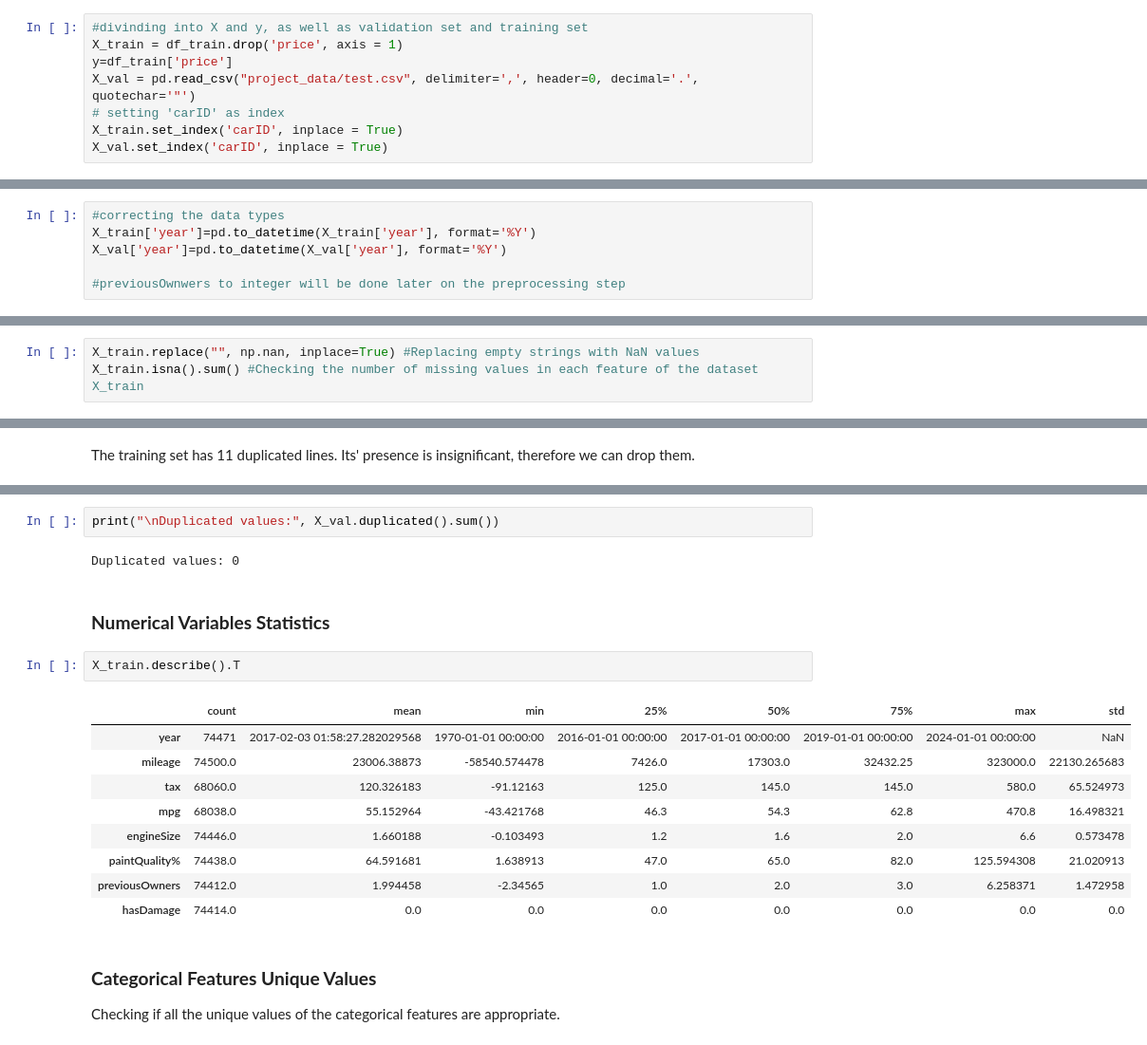
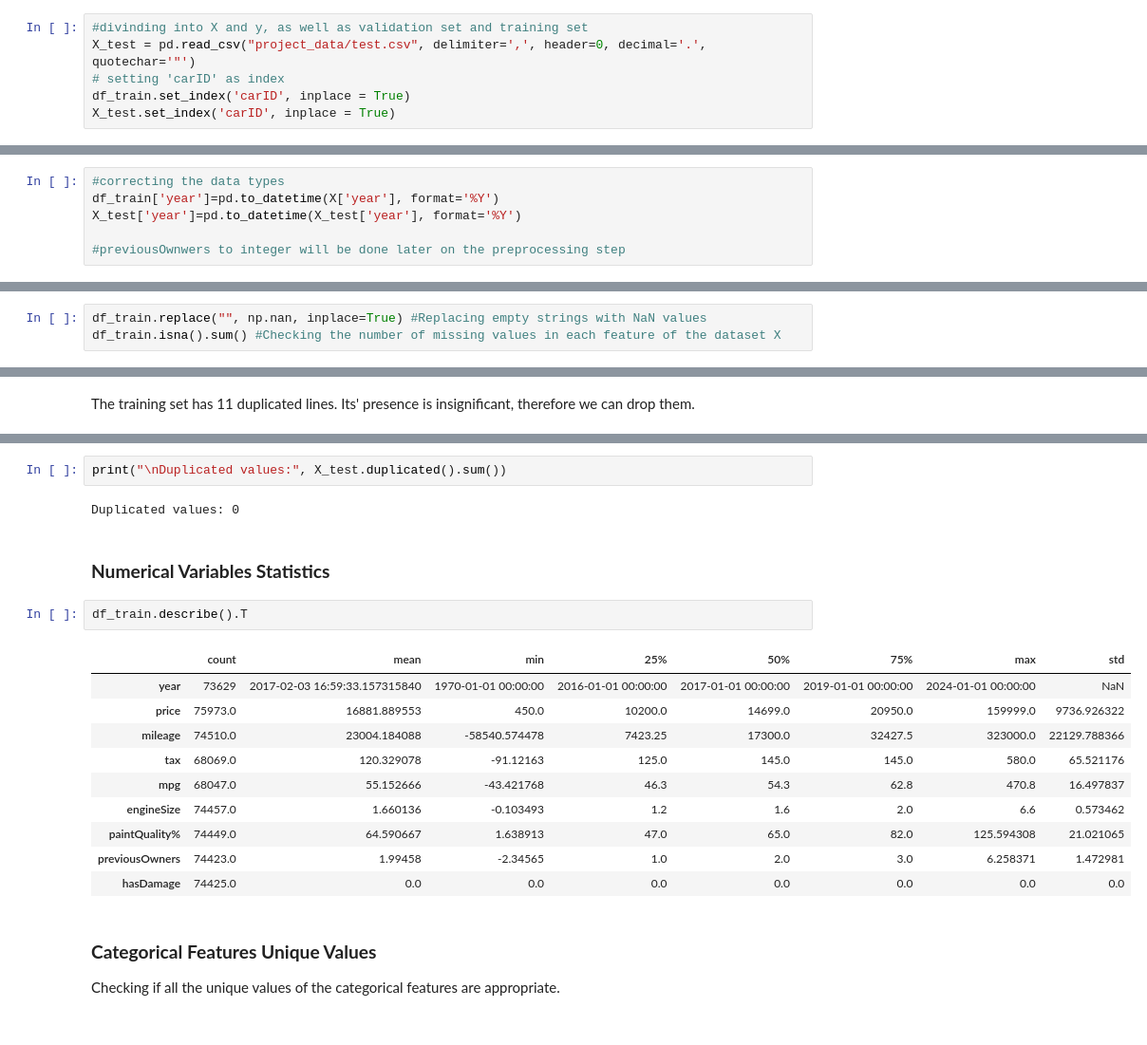
Before and after one commit to Filipesteves974/Machine-Learning-project, a Jupyter notebook: final.ipynb, the cells around one changed output, grey strips where cells are left out. Shown at 95% size. Saved outputs shown, nothing was run; the diff lists cells and outputs as text.

```diff
--- a/final.ipynb
+++ b/final.ipynb
@@ -59,12 +59,10 @@ np.random.seed(RSEED)
 df_train = pd.read_csv("project_data/train.csv", delimiter=',', header=0, decimal='.', quotechar='"')
 # %%
 #divinding into X and y, as well as validation set and training set
-X_train = df_train.drop('price', axis = 1)
-y=df_train['price']
-X_val = pd.read_csv("project_data/test.csv", delimiter=',', header=0, decimal='.', quotechar='"')
+X_test = pd.read_csv("project_data/test.csv", delimiter=',', header=0, decimal='.', quotechar='"')
 # setting 'carID' as index
-X_train.set_index('carID', inplace = True)
-X_val.set_index('carID', inplace = True)
+df_train.set_index('carID', inplace = True)
+X_test.set_index('carID', inplace = True)
 # %% [markdown]
 <h2 style="background-color:#E6A3D6; color:white; padding:3px 6px; border-radius:4px; font-weight:bold;">
 1. Data Pre-processing and Cleaning
@@ -165,15 +165,15 @@ dtype: object
 'year' should be a datetime object. 'previousOwnwers' is also portrayed on the wrong data type, as it should be an Integer. The remainder seem to be correctly assigned
 # %%
 #correcting the data types
-X_train['year']=pd.to_datetime(X_train['year'], format='%Y')
-X_val['year']=pd.to_datetime(X_val['year'], format='%Y')
+df_train['year']=pd.to_datetime(X['year'], format='%Y')
+X_test['year']=pd.to_datetime(X_test['year'], format='%Y')
 
 #previousOwnwers to integer will be done later on the preprocessing step
 # %% [markdown]
 ### **Missing Values**
 # %%
-X_train.replace("", np.nan, inplace=True) #Replacing empty strings with NaN values
-X_train.isna().sum() #Checking the number of missing values in each feature of the dataset X_train
+df_train.replace("", np.nan, inplace=True) #Replacing empty strings with NaN values
+df_train.isna().sum() #Checking the number of missing values in each feature of the dataset X
 # %% [output]
 Brand             1521
 model             1517
@@ -221,23 +222,24 @@ print("\nDuplicated values:", X_train.duplicated().sum())
 # %% [output]
 Duplicated values: 0
 # %%
-print("\nDuplicated values:", X_val.duplicated().sum())
+print("\nDuplicated values:", X_test.duplicated().sum())
 # %% [output]
 Duplicated values: 0
 # %% [markdown]
 ### **Numerical Variables Statistics**
 # %%
-X_train.describe().T
+df_train.describe().T
 # %% [output]
 |  | count | mean | min | 25% | 50% | 75% | max | std |
-| year | 74471 | 2017-02-03 01:58:27.282029568 | 1970-01-01 00:00:00 | 2016-01-01 00:00:00 | 2017-01-01 00:00:00 | 2019-01-01 00:00:00 | 2024-01-01 00:00:00 | NaN |
-| mileage | 74500.0 | 23006.38873 | -58540.574478 | 7426.0 | 17303.0 | 32432.25 | 323000.0 | 22130.265683 |
-| tax | 68060.0 | 120.326183 | -91.12163 | 125.0 | 145.0 | 145.0 | 580.0 | 65.524973 |
-| mpg | 68038.0 | 55.152964 | -43.421768 | 46.3 | 54.3 | 62.8 | 470.8 | 16.498321 |
-| engineSize | 74446.0 | 1.660188 | -0.103493 | 1.2 | 1.6 | 2.0 | 6.6 | 0.573478 |
-| paintQuality% | 74438.0 | 64.591681 | 1.638913 | 47.0 | 65.0 | 82.0 | 125.594308 | 21.020913 |
-| previousOwners | 74412.0 | 1.994458 | -2.34565 | 1.0 | 2.0 | 3.0 | 6.258371 | 1.472958 |
-| hasDamage | 74414.0 | 0.0 | 0.0 | 0.0 | 0.0 | 0.0 | 0.0 | 0.0 |
+| year | 73629 | 2017-02-03 16:59:33.157315840 | 1970-01-01 00:00:00 | 2016-01-01 00:00:00 | 2017-01-01 00:00:00 | 2019-01-01 00:00:00 | 2024-01-01 00:00:00 | NaN |
+| price | 75973.0 | 16881.889553 | 450.0 | 10200.0 | 14699.0 | 20950.0 | 159999.0 | 9736.926322 |
+| mileage | 74510.0 | 23004.184088 | -58540.574478 | 7423.25 | 17300.0 | 32427.5 | 323000.0 | 22129.788366 |
+| tax | 68069.0 | 120.329078 | -91.12163 | 125.0 | 145.0 | 145.0 | 580.0 | 65.521176 |
+| mpg | 68047.0 | 55.152666 | -43.421768 | 46.3 | 54.3 | 62.8 | 470.8 | 16.497837 |
+| engineSize | 74457.0 | 1.660136 | -0.103493 | 1.2 | 1.6 | 2.0 | 6.6 | 0.573462 |
+| paintQuality% | 74449.0 | 64.590667 | 1.638913 | 47.0 | 65.0 | 82.0 | 125.594308 | 21.021065 |
+| previousOwners | 74423.0 | 1.99458 | -2.34565 | 1.0 | 2.0 | 3.0 | 6.258371 | 1.472981 |
+| hasDamage | 74425.0 | 0.0 | 0.0 | 0.0 | 0.0 | 0.0 | 0.0 | 0.0 |
 # %% [markdown]
 ### **Categorical Features Unique Values**
 
```
Also changed, not shown: parts of 29 cells of this notebook.
